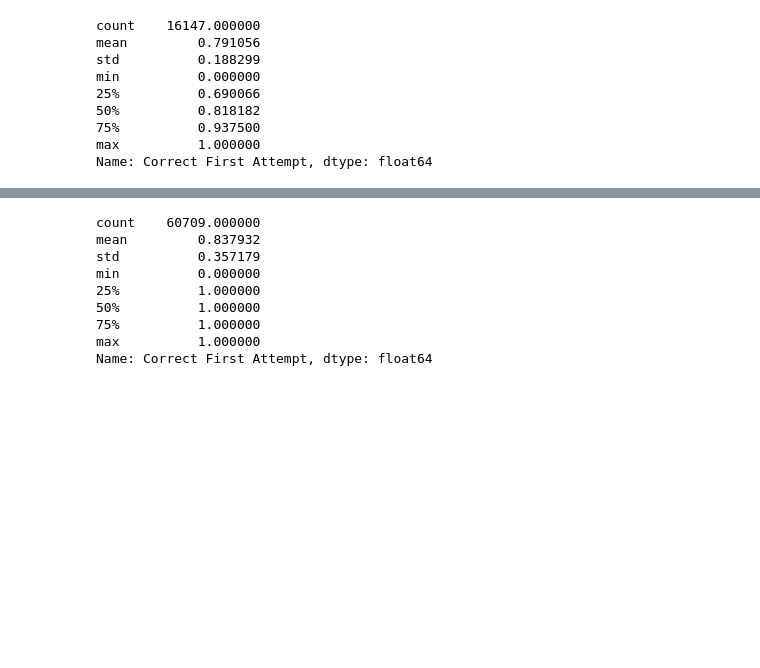
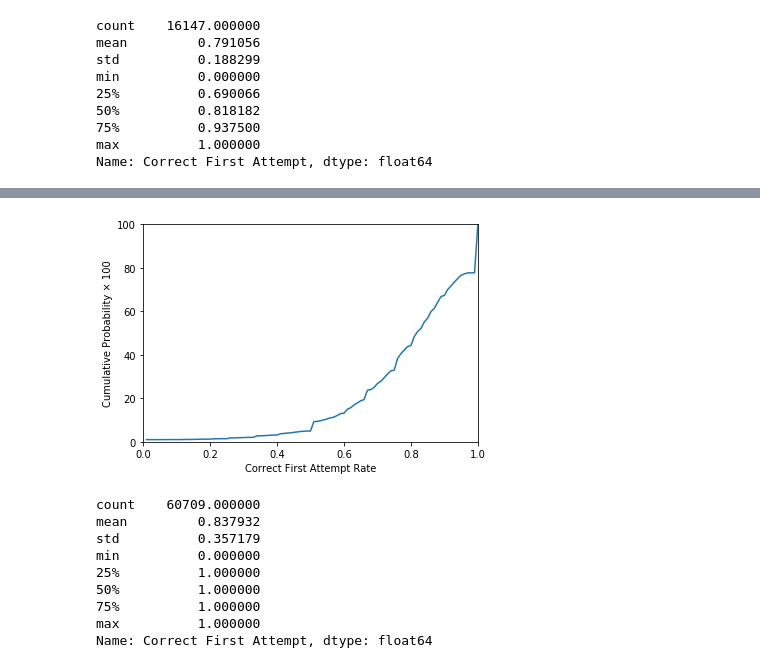
Before and after one commit to bin-soo/CS150A-Project, a Jupyter notebook: new_explore.ipynb, the cells around one changed output, grey strips where cells are left out. Cells and saved outputs as stored; diff of their text form; code cells hidden in the pictures; blank space fills up the shorter version.

```diff
--- a/new_explore.ipynb
+++ b/new_explore.ipynb
@@ -298 +328,12 @@ ASIPNaverage.head()
+# %%
+#The Cumulative distrubution of the CFA by the two features.
+counts2, bins2 = hist2[0], hist2[1]
+cdf2 = np.cumsum(counts2)
+plt.plot(bins2[1::], cdf2)
+plt.xlabel('Correct First Attempt Rate')
+plt.ylabel('Cumulative Probability × 100')
+plt.axis((0,1,0,100))
+plt.show()
+# %% [output]
+[figure, added]
 # %%
```
Also changed, not shown: parts of 23 cells of this notebook, 1 other file.
